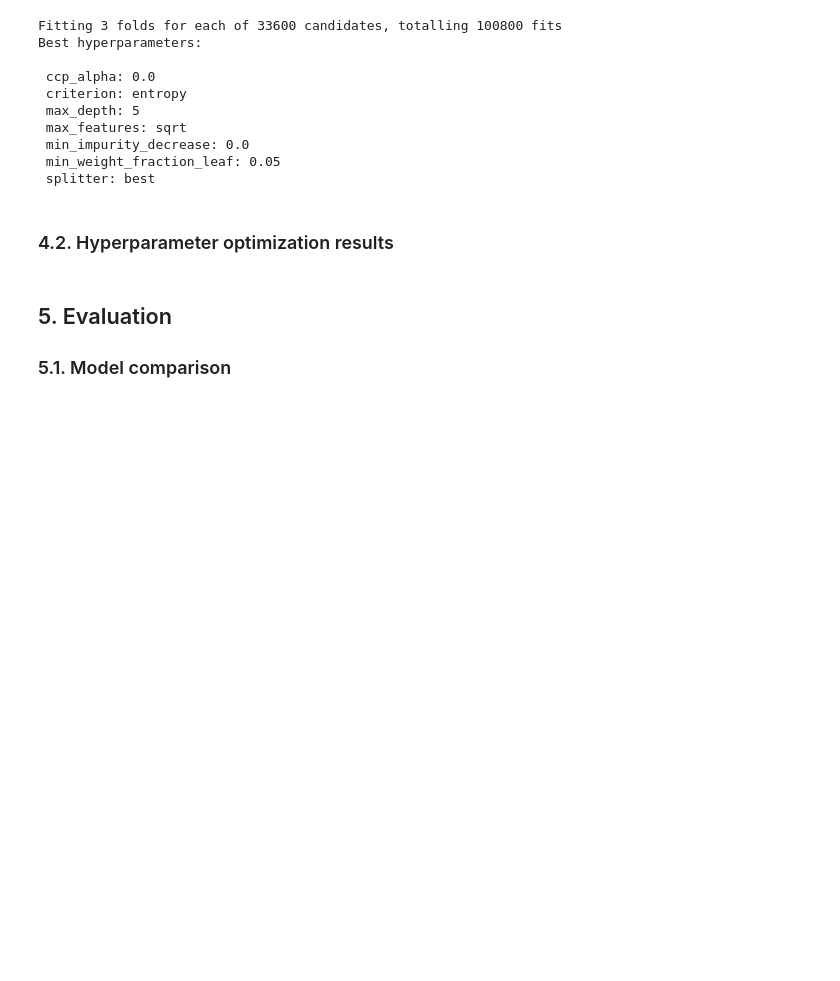
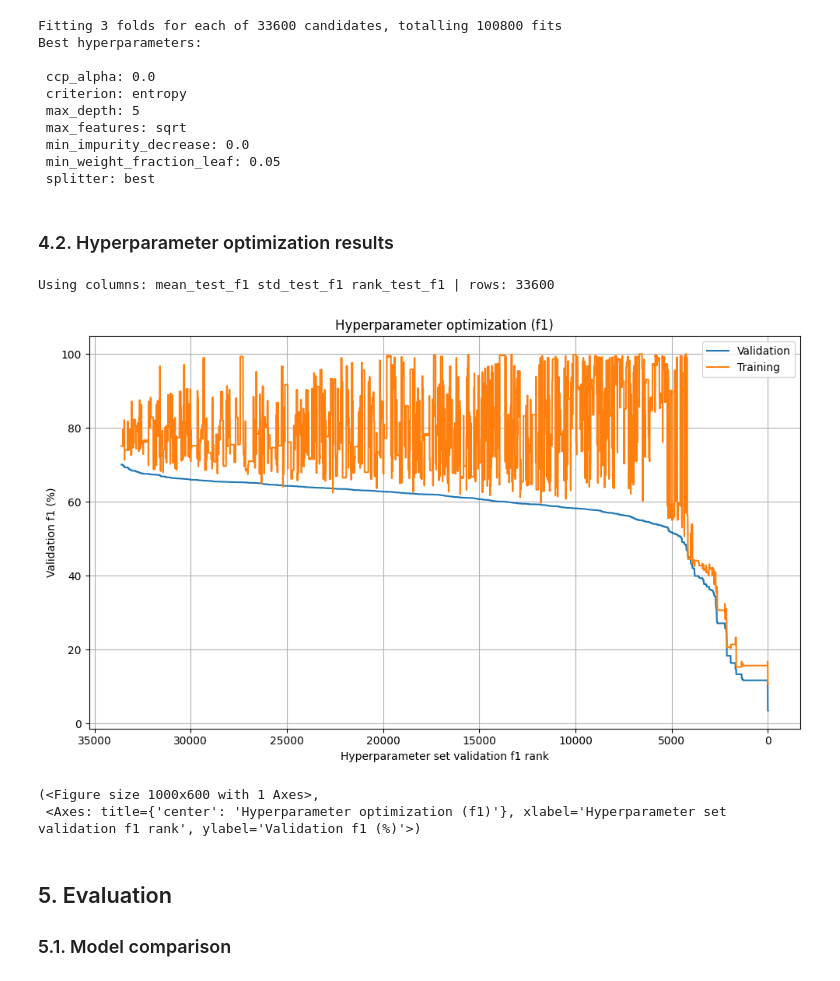
Before and after one commit to 4GeeksAcademy/Jack-Porter-Decision-Tree-Projects, a Jupyter notebook: notebooks/01.1-decision_tree_mvp.ipynb, the cells around one changed output. Saved outputs shown, nothing was run; the diff lists cells and outputs as text; code cells hidden in the pictures; blank space fills up the shorter version.

```diff
--- a/notebooks/01.1-decision_tree_mvp.ipynb
+++ b/notebooks/01.1-decision_tree_mvp.ipynb
@@ -264,3 +262,44 @@ Best hyperparameters:
+# %%
+# Evaluate the results
+import pandas as pd
+import matplotlib.pyplot as plt
+
+def plot_cv_rank_show(search, metric="f1", title="Hyperparameter optimization"):
+    res = pd.DataFrame(search.cv_results_)
+    # pick the correct column names for multi/ single-metric cases
+    mean_col = f"mean_test_{metric}" if f"mean_test_{metric}" in res else "mean_test_score"
+    std_col  = mean_col.replace("mean_", "std_")
+    rank_col = mean_col.replace("mean_", "rank_")
+
+    # quick sanity print
+    print("Using columns:", mean_col, std_col, rank_col, "| rows:", len(res))
+
+    # sort worst→best so best is on the right after invert_xaxis()
+    res = res.sort_values(rank_col, ascending=False).reset_index(drop=True)
+
+    x = range(len(res))
+    fig, ax = plt.subplots(figsize=(10, 6))
+    ax.plot(x, res[mean_col]*100, label="Validation")
+    if mean_col.replace("test_", "train_") in res:
+        ax.plot(x, res[mean_col.replace("test_", "train_")]*100, label="Training")
+
+    ax.invert_xaxis()
+    ax.set_title(f"{title} ({metric})")
+    ax.set_xlabel(f"Hyperparameter set validation {metric} rank")
+    ax.set_ylabel(f"Validation {metric} (%)")
+    ax.grid(True)
+    ax.legend()
+    fig.tight_layout()
+    plt.show()
+    return fig, ax
+
+# call it with your fitted search object:
+plot_cv_rank_show(grid, metric="f1")
+# %% [output]
+Using columns: mean_test_f1 std_test_f1 rank_test_f1 | rows: 33600
+[figure, added]
+(<Figure size 1000x600 with 1 Axes>,
+ <Axes: title={'center': 'Hyperparameter optimization (f1)'}, xlabel='Hyperparameter set validation f1 rank', ylabel='Validation f1 (%)'>)
 # %% [markdown]
 ## 5. Evaluation
 
```
Also changed, not shown: parts of 1 cell of this notebook.
